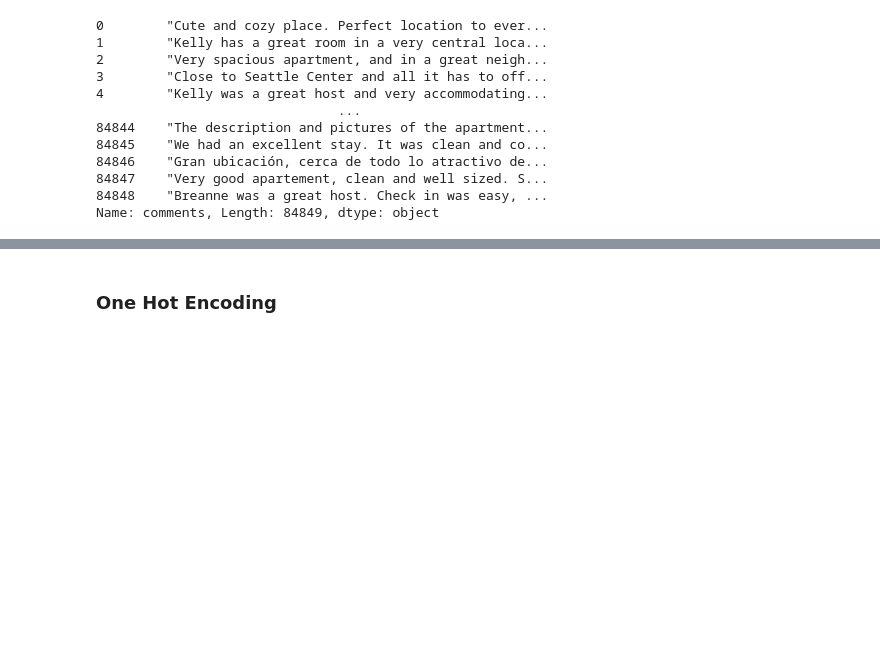
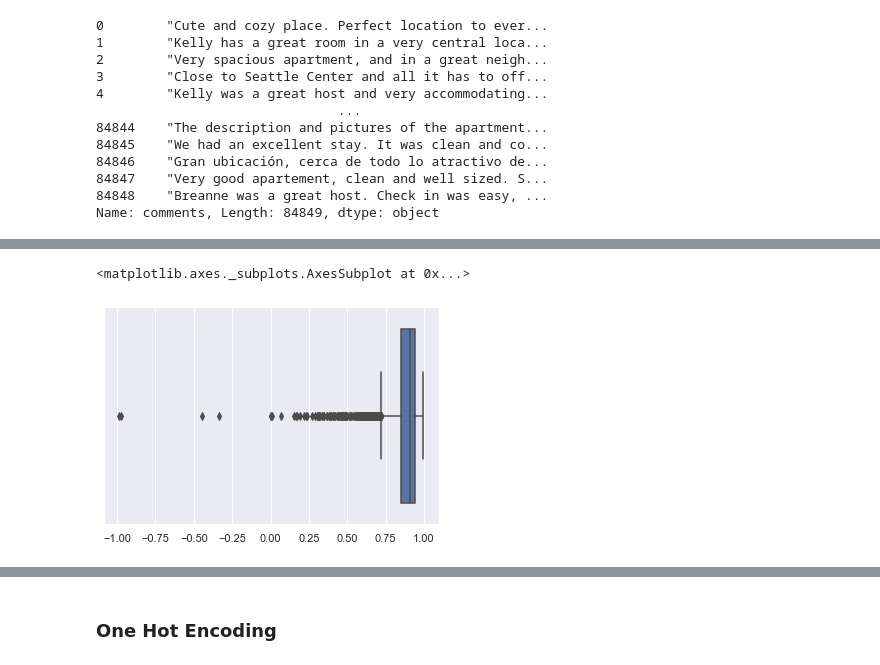
Before and after one commit to Pratyush0411/Airbnb-Seattle-Analysis, a Jupyter notebook: Are ratings reflective of quantitative features.ipynb, the cells around one changed output, grey strips where cells are left out. Drawn from its saved outputs; the diff is of its cells as text; code cells hidden in the pictures; blank space fills up the shorter version.

```diff
--- a/Are ratings reflective of quantitative features.ipynb
+++ b/Are ratings reflective of quantitative features.ipynb
@@ -303,10 +298,0 @@ KeyError: 'compound'
-# %%
-score_listing = []
-add=0
-item = 241032
-for index, row in reviews.iterrows():
-    if item == row['listing_id']:
-        add += row['score']
-        count +=1
-mean=add/count
-score_listing.append(mean)
@@ -318,0 +299,3 @@ print (score_listing)
+# %%
+listing = listing[listing['review_scores_rating'].isnull()==False]
+listing
@@ -320,0 +320,8 @@ reviews['score'][reviews['score']<0].sum()
+# %%
+analyser_review = []
+for index, row in listing.iterrows():
+    review = reviews['score'][reviews['listing_id'] == row['id']]
+    analyser_review.append(review.mean())
+# %%
+analyser_review_rating=pd.DataFrame(analyser_review)
+analyser_review_rating
@@ -320,0 +374,5 @@ reviews['score'][reviews['score']<0].sum()
+# %%
+sb.boxplot(analyser_review_rating, orient = "h")
+# %% [output]
+<matplotlib.axes._subplots.AxesSubplot at 0x...>
+[figure, added]
```
Also changed, not shown: parts of 84 cells of this notebook.
